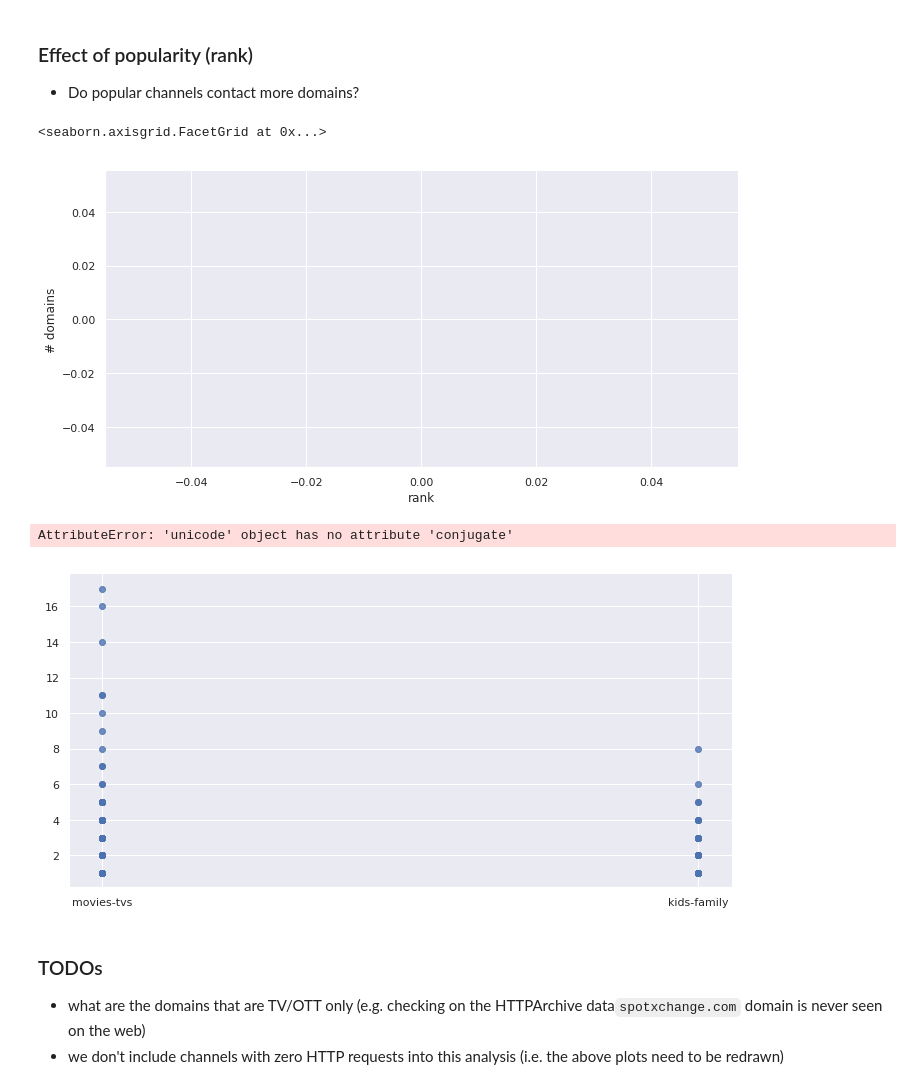
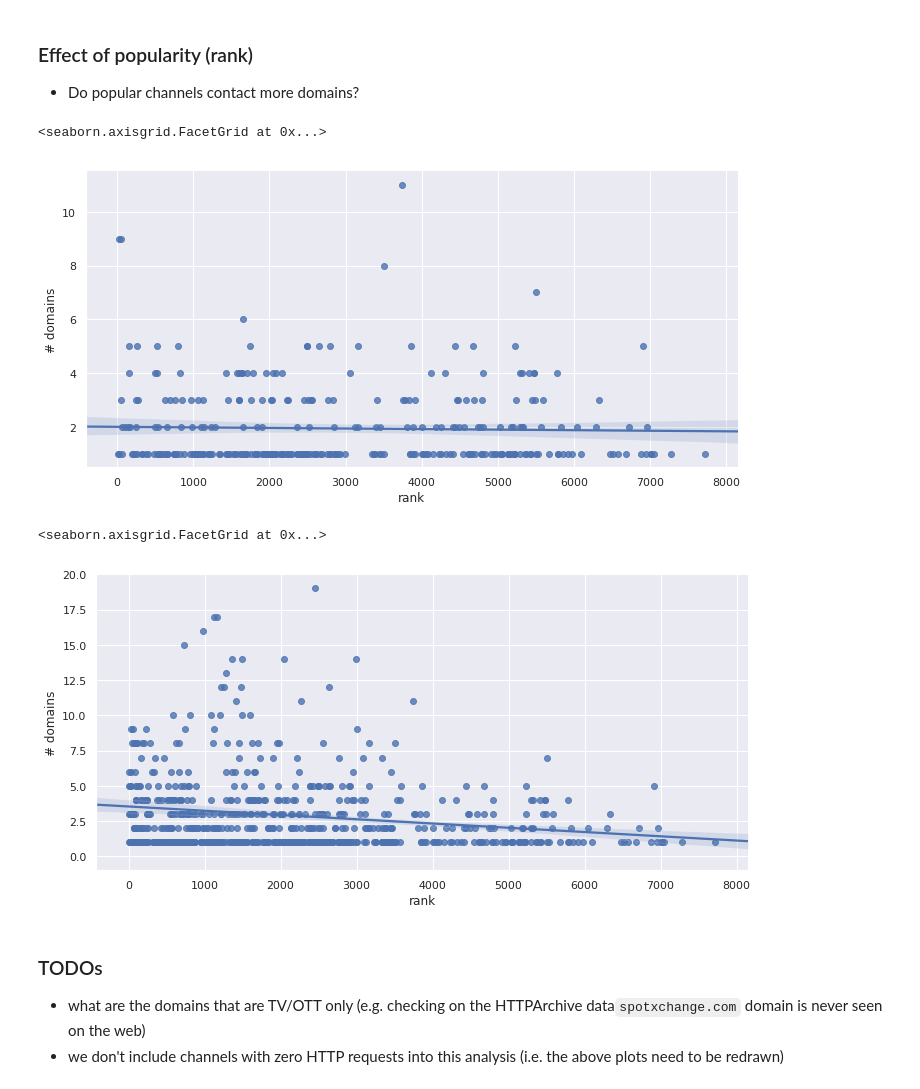
Before and after one commit to citp/ott-tracking, a Jupyter notebook: src/analysis/notebooks/Roku-HTTP(S)-Analysis.ipynb, the cells around one changed output. Saved outputs shown, nothing was run; the diff lists cells and outputs as text; code cells hidden in the pictures.

```diff
--- a/src/analysis/notebooks/Roku-HTTP(S)-Analysis.ipynb
+++ b/src/analysis/notebooks/Roku-HTTP(S)-Analysis.ipynb
@@ -126,16 +152,16 @@ df_n_domains_by_kids_channel.head(10)
 ### Effect of popularity (rank)
 - Do popular channels contact more domains?
 # %%
-sns.lmplot(x="rank", y="# domains", data=df_n_domains_by_kids_channel, size=5, aspect=2)
+sns.lmplot(x="rank", y="# domains", data=df_n_domains_by_kids_channel, height=5, aspect=2)
 # %% [output]
 <seaborn.axisgrid.FacetGrid at 0x...>
-[figure, old version]
+[figure, new version]
 # %%
-ax = sns.lmplot(x="rank", y="# domains", data=df_n_domains_by_channel, size=5, aspect=2)
+ax = sns.lmplot(x="rank", y="# domains", data=df_n_domains_by_channel, height=5, aspect=2)
 ax.set(ylim=(-1, 20))
 # %% [output]
-AttributeError: 'unicode' object has no attribute 'conjugate'
+<seaborn.axisgrid.FacetGrid at 0x...>
-[figure, old version]
+[figure, new version]
 # %% [markdown]
 ### TODOs
 - what are the domains that are TV/OTT only (e.g. checking on the HTTPArchive data`spotxchange.com` domain is never seen on the web)
```
Also changed, not shown: parts of 11 cells of this notebook, 1 other file.
